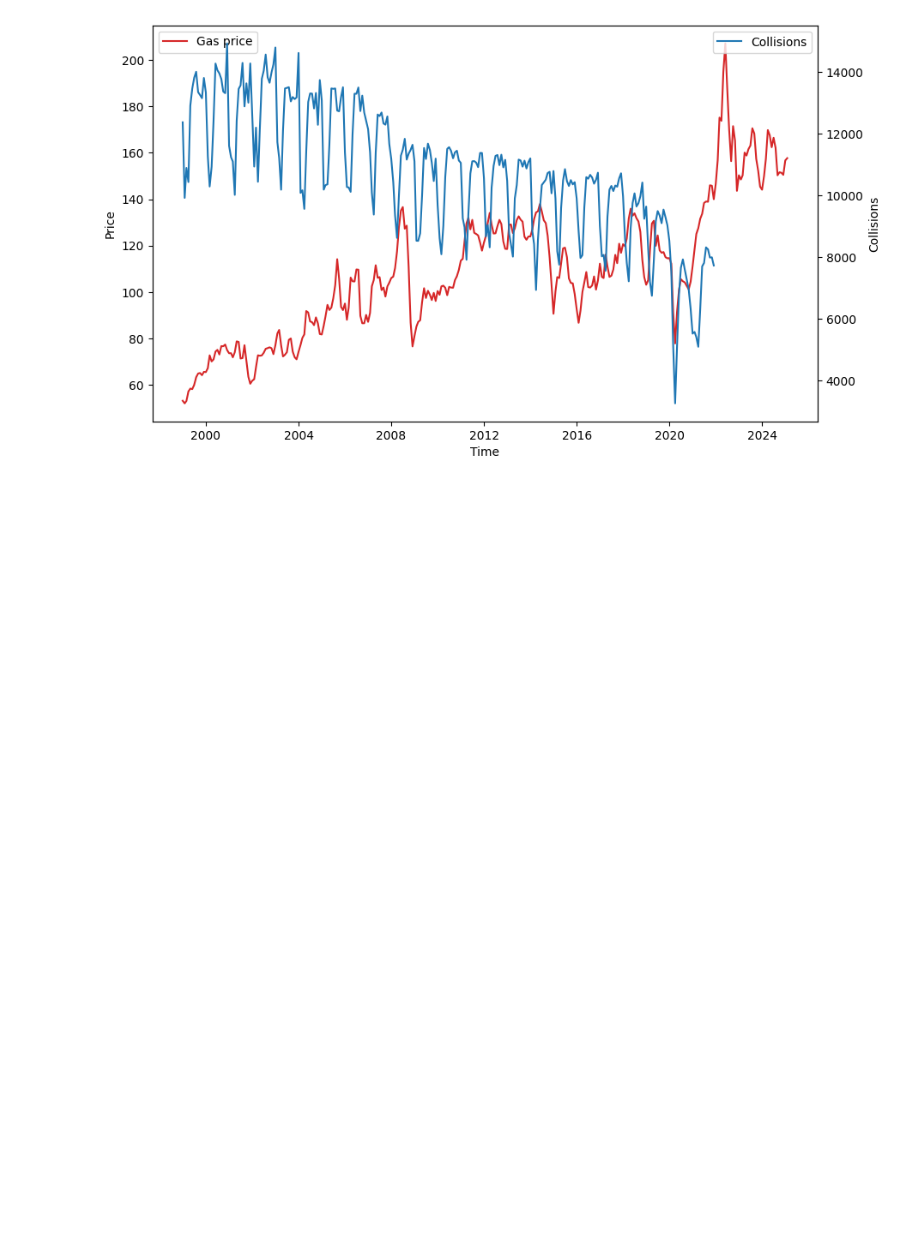
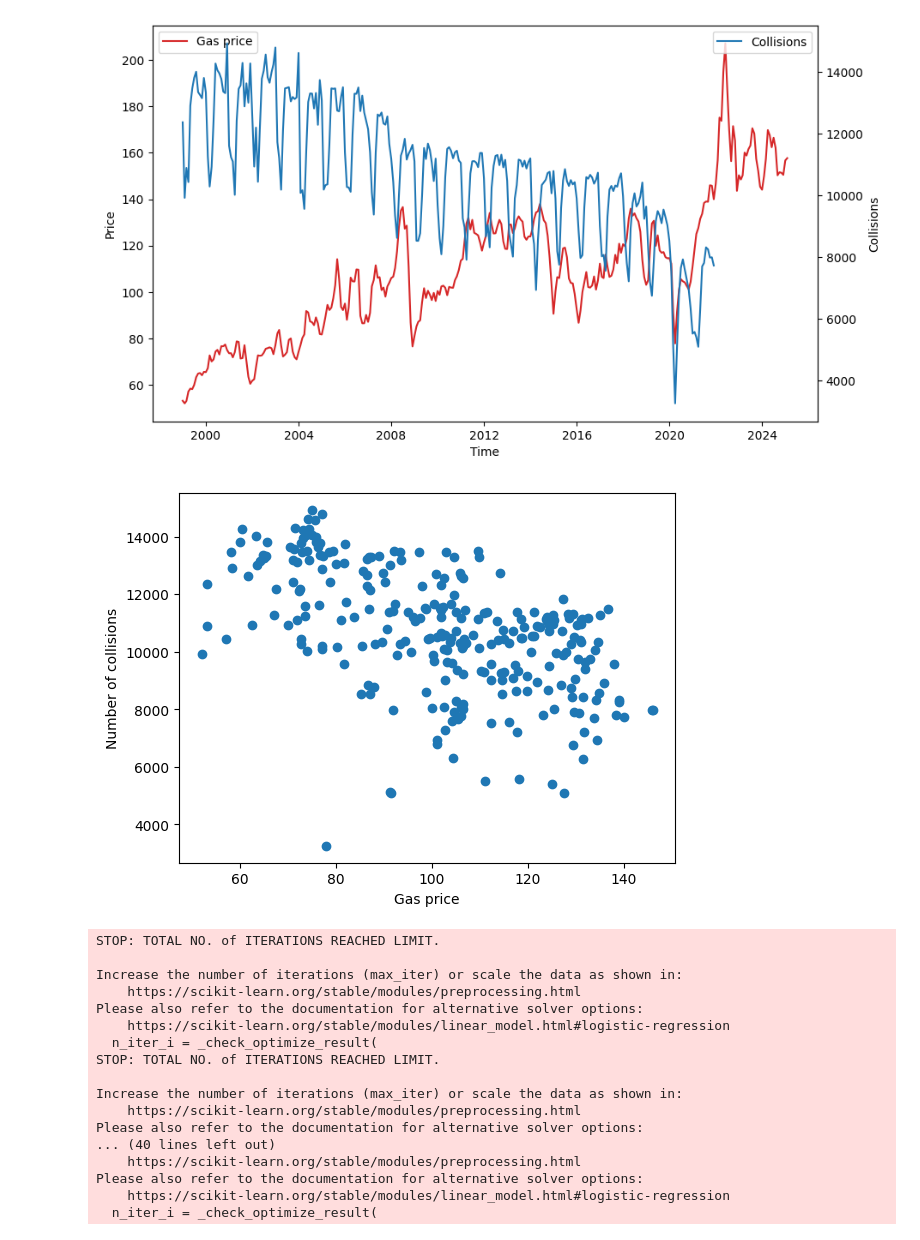
Before and after one commit to vertesemash/CS2704-Final-Project-JG, a Jupyter notebook: CS2704 final project.ipynb, the cells around one changed output. Saved outputs shown, nothing was run; the diff lists cells and outputs as text; code cells hidden in the pictures; blank space fills up the shorter version.

```diff
--- a/CS2704 final project.ipynb
+++ b/CS2704 final project.ipynb
@@ -5,6 +5,12 @@ import pandas as pd
 import matplotlib.pyplot as plt
 import seaborn as sns
 from matplotlib.dates import DateFormatter
+
+from sklearn.model_selection import train_test_split
+from sklearn.linear_model import LogisticRegression
+from sklearn.metrics import accuracy_score, r2_score
+
+#Read in data
 
 gasPriceFileName = "avg federal gas prices - cleaned.csv"
 gasColumnNames = ['Time', 'Price']
@@ -14,28 +20,30 @@ collisionFileName = "Collision numbers by month cleaned.csv"
 collisionColumnNames = ['Time','Value']
 collisionData = pd.read_csv(collisionFileName, names=collisionColumnNames)
 
-print(gasData)
+#print(gasData)
 
-print (collisionData)
+#print (collisionData)
 
-print(type(collisionData['Time']))
+#print(type(collisionData['Time']))
 
+#Convert format of time fields
 gasData['Time'] = pd.to_datetime(gasData['Time'], format='%b-%y')
 collisionData['Time'] = pd.to_datetime(collisionData['Time'], format='%b-%y')
-#collisionData['Time'] = pd.to_datetime(collisionData['Time'])
 
 
+#Create lineplot for gas
 sns.lineplot(x="Time", y="Price", data=gasData)
 plt.gca().xaxis.set_major_formatter(DateFormatter('%Y'))
 
 plt.show()
 
+#Create lineplot for collisions
 sns.lineplot(x="Time", y="Value", data=collisionData)
 plt.ylabel("Number of collisions")
 plt.show()
 
 
-
+#Create lineplot for both variables
 fig, ax1 = plt.subplots(figsize=(10,6))
 
 sns.lineplot(x="Time", y="Price", data=gasData, ax = ax1, color='tab:red', label='Gas price')
@@ -49,4 +57,48 @@ ax1.xaxis.set_major_formatter(DateFormatter('%Y'))
 ax2.set_ylabel('Collisions')
 
 plt.show()
+
+#Merge data and create scatter plot
+
+mergedData = pd.merge(gasData, collisionData, on='Time', how='inner')
+
+#print(mergedData)
+
+
+X = mergedData['Price'].to_frame()
+Y = mergedData['Value'].to_frame()
+
+plt.scatter(X, Y)
+plt.xlabel("Gas price")
+plt.ylabel("Number of collisions")
+plt.show()
+
+r2_results = [0]*8
+accuracy_results = [0]*8
+test_sizes = [0.10, 0.15, 0.2, 0.25, 0.3, 0.35, 0.4, 0.45]
+
+for i in range(8):
+  X_train, X_test, Y_train, Y_test = train_test_split(X, Y, test_size=test_sizes[i])
+
+  model = LogisticRegression(max_iter=1000)
+
+  model.fit(X_train, Y_train)
+
+  Y_pred = model.predict(X_test)
+
+  r2_results[i] = r2_score(Y_test, Y_pred)
+
+  accuracy_results[i] = accuracy_score(Y_test, Y_pred)
+
+#print(r2_results)
+
+plt.plot(test_sizes, r2_results)
+plt.xlabel("Test size")
+plt.ylabel("R2 score")
+plt.show()
+
+plt.plot(test_sizes, accuracy_results)
+plt.xlabel("Test size")
+plt.ylabel("Accuracy score")
+plt.show()
 # %% [output]
@@ -70,3 +105,21 @@ plt.show()
 [figure]
 [figure]
 [figure]
+[figure, added]
+STOP: TOTAL NO. of ITERATIONS REACHED LIMIT.
+
+Increase the number of iterations (max_iter) or scale the data as shown in:
+    https://scikit-learn.org/stable/modules/preprocessing.html
+Please also refer to the documentation for alternative solver options:
+    https://scikit-learn.org/stable/modules/linear_model.html#logistic-regression
+  n_iter_i = _check_optimize_result(
+STOP: TOTAL NO. of ITERATIONS REACHED LIMIT.
+
+Increase the number of iterations (max_iter) or scale the data as shown in:
+    https://scikit-learn.org/stable/modules/preprocessing.html
+Please also refer to the documentation for alternative solver options:
+... (40 lines left out)
+    https://scikit-learn.org/stable/modules/preprocessing.html
+Please also refer to the documentation for alternative solver options:
+    https://scikit-learn.org/stable/modules/linear_model.html#logistic-regression
+  n_iter_i = _check_optimize_result(
```
Also changed, not shown: parts of 1 cell of this notebook.
